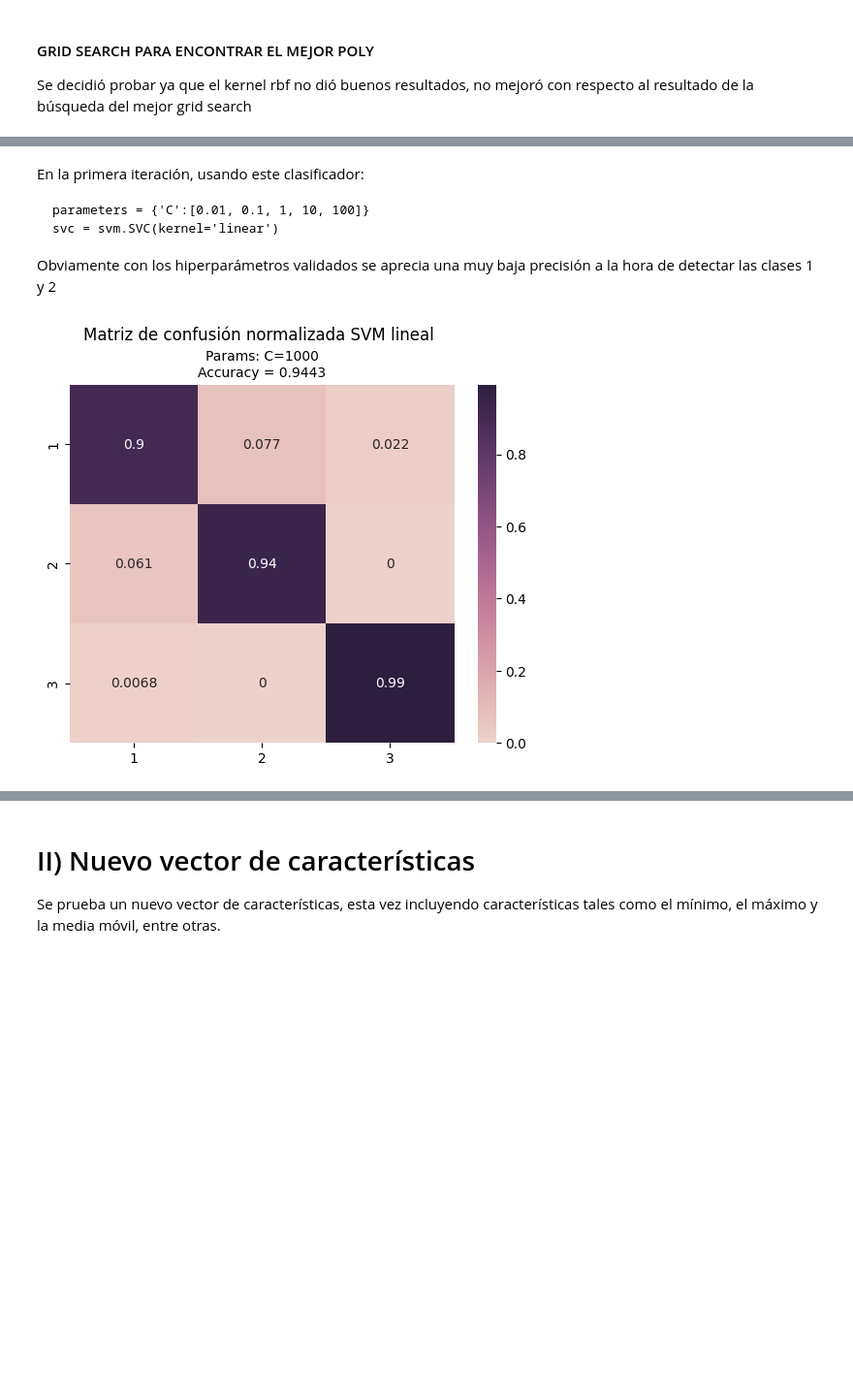
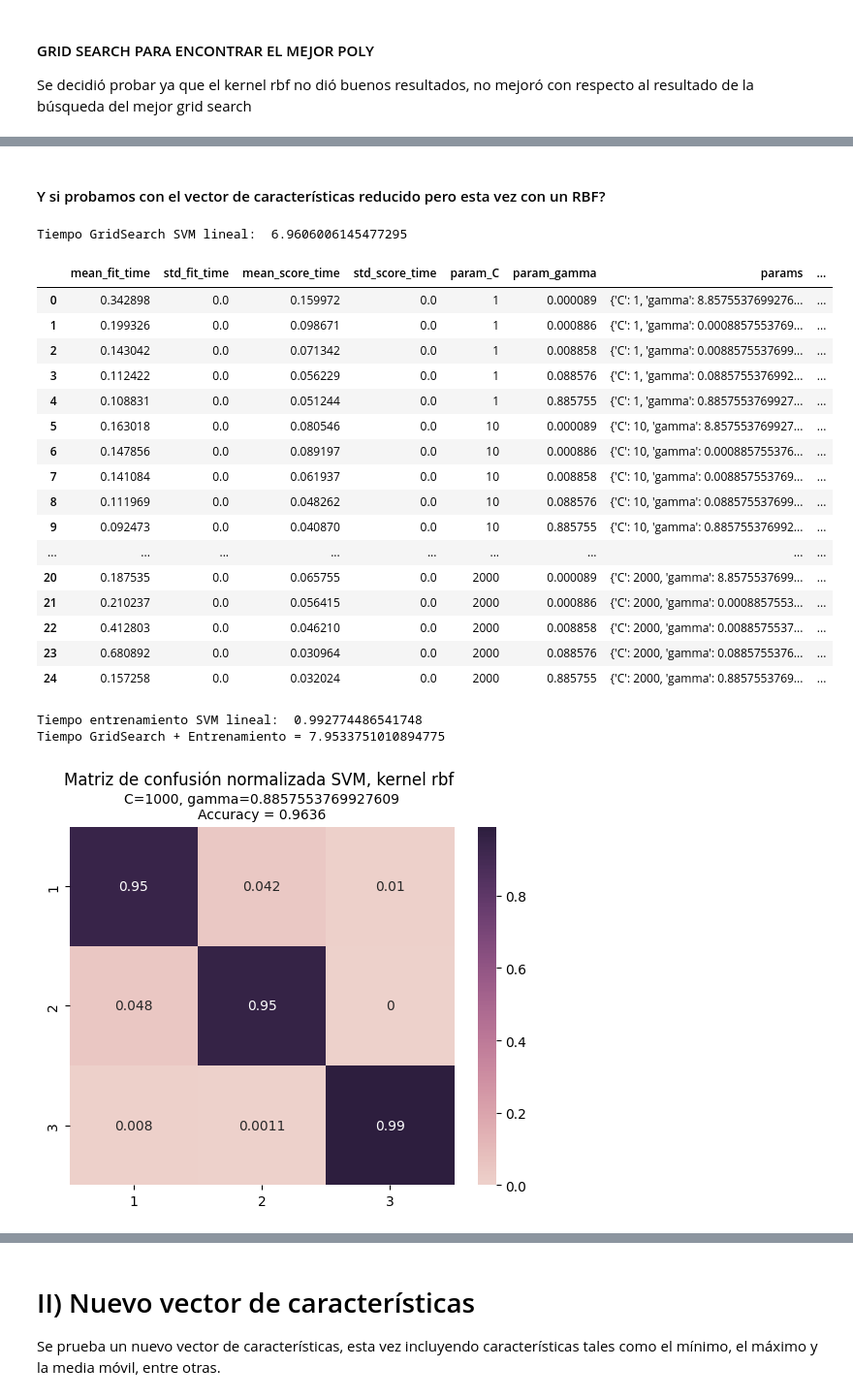
Before and after one commit to d4vidi4n/borradores, a Jupyter notebook: Proyecto_IC_Jorge_Estrada.ipynb, the cells around one changed output, grey strips where cells are left out. Shown at 97% size. Cells and saved outputs as stored; diff of their text form; code cells hidden in the pictures; blank space fills up the shorter version.

````diff
--- a/Proyecto_IC_Jorge_Estrada.ipynb
+++ b/Proyecto_IC_Jorge_Estrada.ipynb
@@ -562,19 +481,32 @@ Tiempo GridSearch + Entrenamiento = 162.90511322021484
-# %% [markdown]
-En la primera iteración, usando este clasificador:
-```
-parameters = {'C':[0.01, 0.1, 1, 10, 100]}
-svc = svm.SVC(kernel='linear')
-```
-Obviamente con los hiperparámetros validados se aprecia una muy baja precisión a la hora de detectar las clases 1 y 2
-# %%
-accu_score = accuracy_score(y_val, y_pred)
-plt.title(f'Params: C={best_model.C}\nAccuracy = {accu_score:.4f}', fontsize = 10)
-sns.heatmap(np.round(confusion_matrix(y_val, y_pred, normalize='true'), decimals=6), annot=True, cmap=sns.cubehelix_palette(as_cmap=True), xticklabels=[1, 2, 3],yticklabels=[1, 2, 3])
-plt.suptitle('Matriz de confusión normalizada SVM lineal', x=0.43, y=1.005)
-# for text in disp_norm.text_.ravel():
-#     text.set_fontsize(14) # Ajusta fontsize
-plt.savefig('conf_mat_svm.svg')
-
-plt.show()
-# %% [output]
-[figure, removed]
+# %% [markdown]
+#### Y si probamos con el vector de características reducido pero esta vez con un RBF?
+# %%
+parameters = {'C':[1, 10, 100, 1000, 2000],'gamma':[gamma_default*0.01, gamma_default*0.1, gamma_default, gamma_default*10, gamma_default*100]}
+svc = svm.SVC(kernel='rbf')
+best_model = make_clf(svc, parameters, df_train[[col for col in df_train.columns if col.startswith('mean_')]], y_train, df_val[[col for col in df_val.columns if col.startswith('mean_')]], y_val) # Solo las medias de las mediciones de cada sensor (EMPÍRICO)
+
+y_pred = best_model.predict(df_val[[col for col in df_val.columns if col.startswith('mean_')]]) # Predicción del conjunto de validación
+
+conf_mat(best_model, y_val, y_pred)
+# %% [output]
+Tiempo GridSearch SVM lineal:  6.9606006145477295
+|  | mean_fit_time | std_fit_time | mean_score_time | std_score_time | param_C | param_gamma | params | ... |
+| 0 | 0.342898 | 0.0 | 0.159972 | 0.0 | 1 | 0.000089 | {'C': 1, 'gamma': 8.8575537699276... | ... |
+| 1 | 0.199326 | 0.0 | 0.098671 | 0.0 | 1 | 0.000886 | {'C': 1, 'gamma': 0.0008857553769... | ... |
+| 2 | 0.143042 | 0.0 | 0.071342 | 0.0 | 1 | 0.008858 | {'C': 1, 'gamma': 0.0088575537699... | ... |
+| 3 | 0.112422 | 0.0 | 0.056229 | 0.0 | 1 | 0.088576 | {'C': 1, 'gamma': 0.0885755376992... | ... |
+| 4 | 0.108831 | 0.0 | 0.051244 | 0.0 | 1 | 0.885755 | {'C': 1, 'gamma': 0.8857553769927... | ... |
+| 5 | 0.163018 | 0.0 | 0.080546 | 0.0 | 10 | 0.000089 | {'C': 10, 'gamma': 8.857553769927... | ... |
+| 6 | 0.147856 | 0.0 | 0.089197 | 0.0 | 10 | 0.000886 | {'C': 10, 'gamma': 0.000885755376... | ... |
+| 7 | 0.141084 | 0.0 | 0.061937 | 0.0 | 10 | 0.008858 | {'C': 10, 'gamma': 0.008857553769... | ... |
+| 8 | 0.111969 | 0.0 | 0.048262 | 0.0 | 10 | 0.088576 | {'C': 10, 'gamma': 0.088575537699... | ... |
+| 9 | 0.092473 | 0.0 | 0.040870 | 0.0 | 10 | 0.885755 | {'C': 10, 'gamma': 0.885755376992... | ... |
+| ... | ... | ... | ... | ... | ... | ... | ... | ... |
+| 20 | 0.187535 | 0.0 | 0.065755 | 0.0 | 2000 | 0.000089 | {'C': 2000, 'gamma': 8.8575537699... | ... |
+| 21 | 0.210237 | 0.0 | 0.056415 | 0.0 | 2000 | 0.000886 | {'C': 2000, 'gamma': 0.0008857553... | ... |
+| 22 | 0.412803 | 0.0 | 0.046210 | 0.0 | 2000 | 0.008858 | {'C': 2000, 'gamma': 0.0088575537... | ... |
+| 23 | 0.680892 | 0.0 | 0.030964 | 0.0 | 2000 | 0.088576 | {'C': 2000, 'gamma': 0.0885755376... | ... |
+| 24 | 0.157258 | 0.0 | 0.032024 | 0.0 | 2000 | 0.885755 | {'C': 2000, 'gamma': 0.8857553769... | ... |
+Tiempo entrenamiento SVM lineal:  0.992774486541748
+Tiempo GridSearch + Entrenamiento = 7.9533751010894775
+[figure, added]
````
Also changed, not shown: parts of 23 cells of this notebook.
